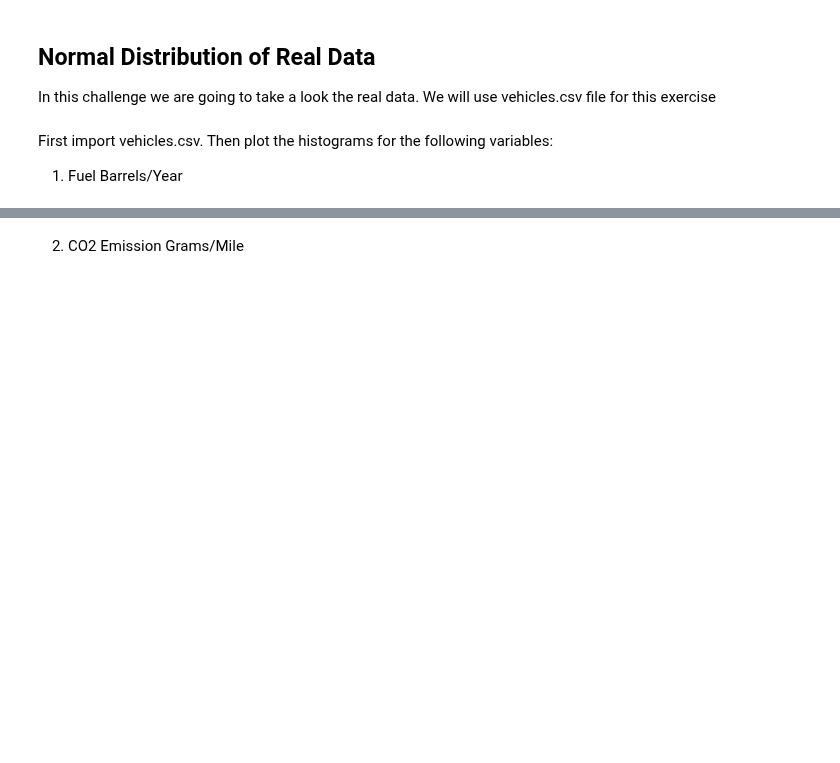
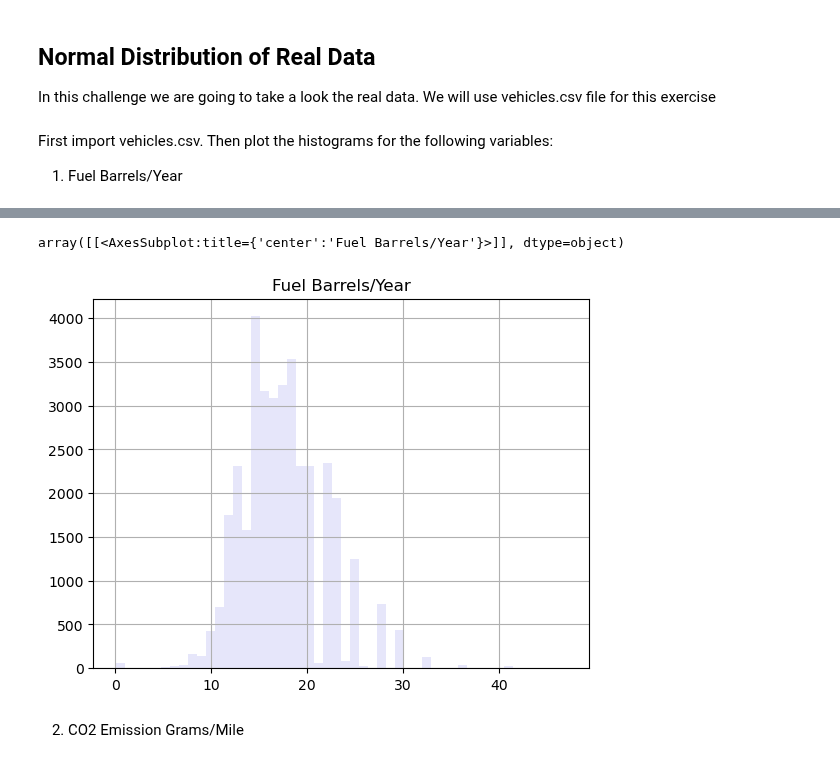
Before and after one commit to ta-data-lis/lab-probability-distributions, a Jupyter notebook: your-code/continuous.ipynb, the cells around one changed output, grey strips where cells are left out. Cells and saved outputs as stored; diff of their text form; code cells hidden in the pictures; blank space fills up the shorter version.

```diff
--- a/your-code/continuous.ipynb
+++ b/your-code/continuous.ipynb
@@ -78,0 +123,3 @@ Then plot the histograms for the following variables:
+# %%
+vehicles = pd.read_csv(r".\vehicles.csv")
+vehicles.head(2)
@@ -79,2 +130,7 @@ Then plot the histograms for the following variables:
+# %%
+vehicles.hist("Fuel Barrels/Year", bins=50, color="lavender")
+# %% [output]
+array([[<AxesSubplot:title={'center':'Fuel Barrels/Year'}>]], dtype=object)
+[figure, added]
 # %% [markdown]
 2. CO2 Emission Grams/Mile
```
Also changed, not shown: parts of 29 cells of this notebook, 2 other files.
